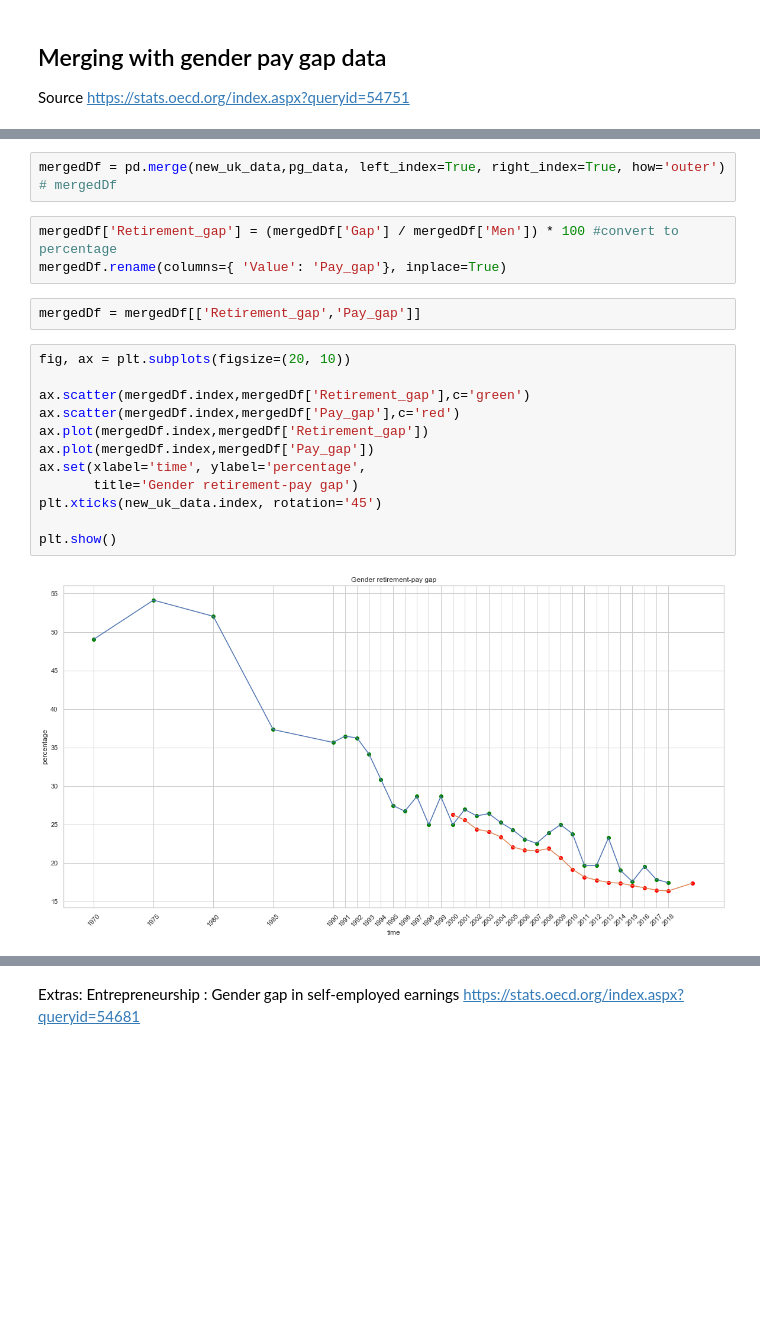
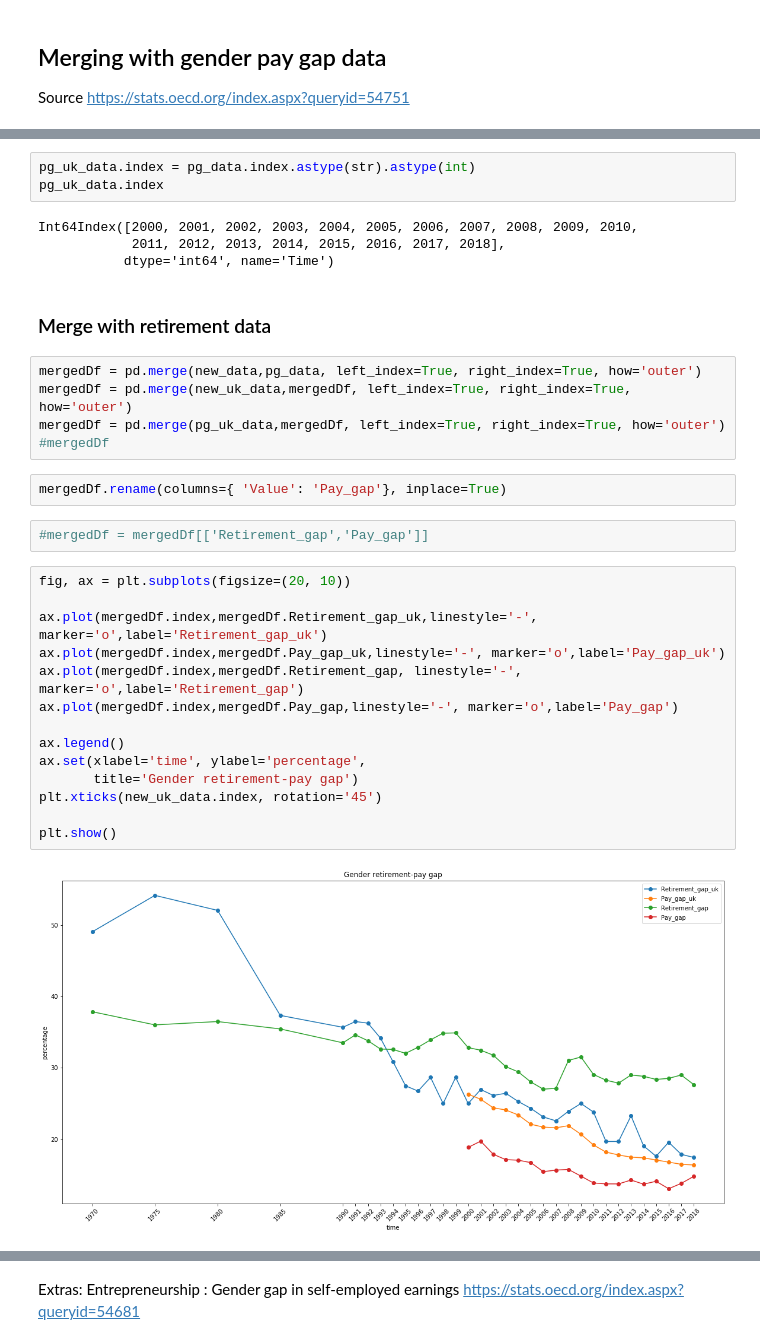
Before and after one commit to Ads2020Group6/data-exploration, a Jupyter notebook: Let_me_retire_already.ipynb, the cells around one changed output, grey strips where cells are left out. Saved outputs shown, nothing was run; the diff lists cells and outputs as text; blank space fills up the shorter version.

Commit message:
got pandas merge to work

```diff
--- a/Let_me_retire_already.ipynb
+++ b/Let_me_retire_already.ipynb
@@ -121,23 +138,35 @@ pg_data.rename(index={'Latest year':'2020'}, inplace=True)
+# %%
+pg_uk_data.index = pg_data.index.astype(str).astype(int)
+pg_uk_data.index
+# %% [output]
+Int64Index([2000, 2001, 2002, 2003, 2004, 2005, 2006, 2007, 2008, 2009, 2010,
+            2011, 2012, 2013, 2014, 2015, 2016, 2017, 2018],
+           dtype='int64', name='Time')
+# %% [markdown]
+###  Merge with retirement data
 # %%
-mergedDf = pd.merge(new_uk_data,pg_data, left_index=True, right_index=True, how='outer')
-# mergedDf
+mergedDf = pd.merge(new_data,pg_data, left_index=True, right_index=True, how='outer')
+mergedDf = pd.merge(new_uk_data,mergedDf, left_index=True, right_index=True, how='outer')
+mergedDf = pd.merge(pg_uk_data,mergedDf, left_index=True, right_index=True, how='outer')
+#mergedDf
 # %%
-mergedDf['Retirement_gap'] = (mergedDf['Gap'] / mergedDf['Men']) * 100 #convert to percentage
 mergedDf.rename(columns={ 'Value': 'Pay_gap'}, inplace=True)
 # %%
-mergedDf = mergedDf[['Retirement_gap','Pay_gap']]
+#mergedDf = mergedDf[['Retirement_gap','Pay_gap']]
 # %%
 fig, ax = plt.subplots(figsize=(20, 10))
 
-ax.scatter(mergedDf.index,mergedDf['Retirement_gap'],c='green')
-ax.scatter(mergedDf.index,mergedDf['Pay_gap'],c='red')
-ax.plot(mergedDf.index,mergedDf['Retirement_gap'])
-ax.plot(mergedDf.index,mergedDf['Pay_gap'])
+ax.plot(mergedDf.index,mergedDf.Retirement_gap_uk,linestyle='-', marker='o',label='Retirement_gap_uk')
+ax.plot(mergedDf.index,mergedDf.Pay_gap_uk,linestyle='-', marker='o',label='Pay_gap_uk')
+ax.plot(mergedDf.index,mergedDf.Retirement_gap, linestyle='-', marker='o',label='Retirement_gap')
+ax.plot(mergedDf.index,mergedDf.Pay_gap,linestyle='-', marker='o',label='Pay_gap')
+
+ax.legend()
 ax.set(xlabel='time', ylabel='percentage',
        title='Gender retirement-pay gap')
 plt.xticks(new_uk_data.index, rotation='45')
 
 plt.show()
 # %% [output]
-[figure, old version]
+[figure, new version]
 # %% [markdown]
```
Also changed, not shown: parts of 27 cells of this notebook, 4 other files.
